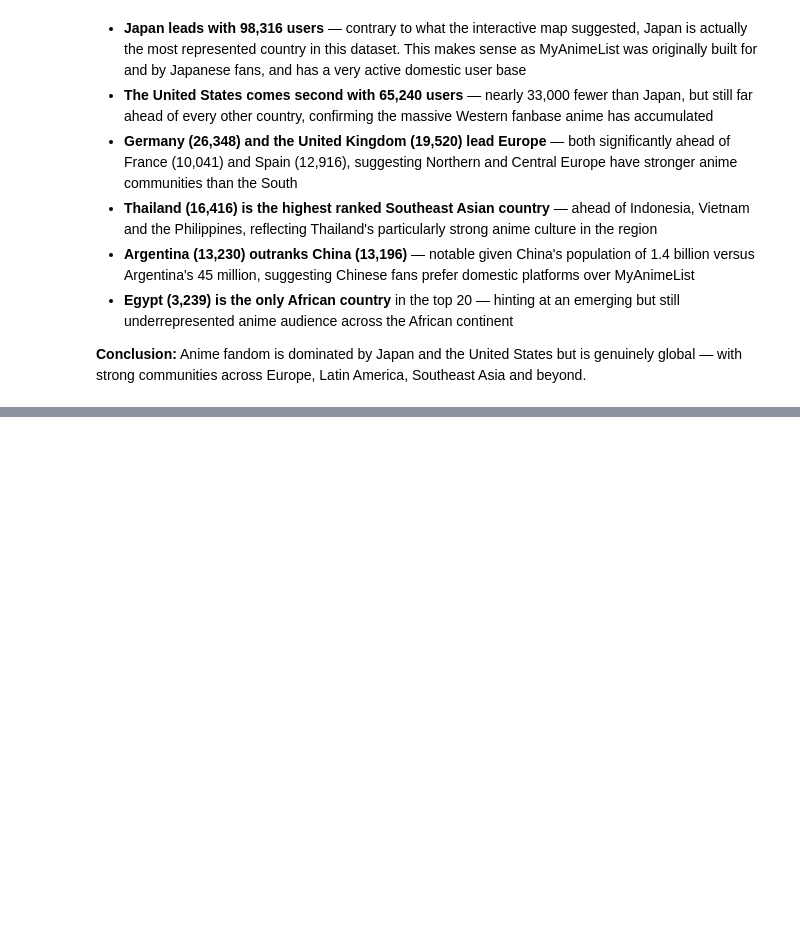
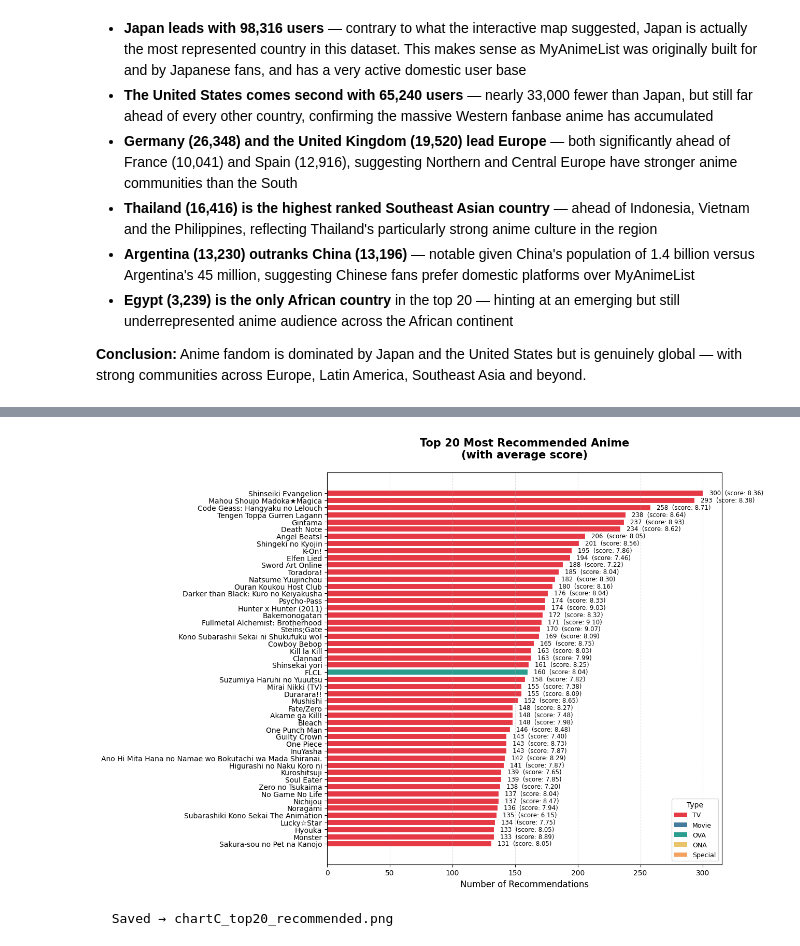
Before and after one commit to alexandrubudau141202/HCI-PROJECT, a Jupyter notebook: Jupyter Notebooks/analysis.ipynb, the cells around one changed output, grey strips where cells are left out. Cells and saved outputs as stored; diff of their text form; code cells hidden in the pictures; blank space fills up the shorter version.

```diff
--- a/Jupyter Notebooks/analysis.ipynb
+++ b/Jupyter Notebooks/analysis.ipynb
@@ -2427,0 +2885,61 @@ Europe, Latin America, Southeast Asia and beyond.
+# %%
+rec_counts = (
+    recs_df.groupby('recommendation_mal_id')
+    .size()
+    .reset_index(name='rec_count')
+    .rename(columns={'recommendation_mal_id': 'mal_id'})
+)
+
+# Merge with details to get titles and scores
+rec_counts = rec_counts.merge(
+    details_df[['mal_id', 'title', 'score', 'type']],
+    on='mal_id', how='left'
+)
+
+top20_rec = rec_counts.nlargest(50, 'rec_count').sort_values('rec_count', ascending=True)
+
+fig, ax = plt.subplots(figsize=(13, 9))
+
+# Colour by type
+type_colors = {
+    'TV'     : '#E63946',
+    'Movie'  : '#457B9D',
+    'OVA'    : '#2A9D8F',
+    'ONA'    : '#E9C46A',
+    'Special': '#F4A261',
+}
+bar_colors = [type_colors.get(t, '#AAAAAA') for t in top20_rec['type']]
+
+bars = ax.barh(
+    top20_rec['title'],
+    top20_rec['rec_count'],
+    color=bar_colors,
+    edgecolor='white',
+    linewidth=0.8
+)
+
+# Value labels with score
+for bar, (_, row) in zip(bars, top20_rec.iterrows()):
+    ax.text(
+        bar.get_width() + 5,
+        bar.get_y() + bar.get_height() / 2,
+        f"{int(row['rec_count']):,}  (score: {row['score']:.2f})",
+        va='center', ha='left', fontsize=8.5
+    )
+
+# Legend for type colours
+from matplotlib.patches import Patch
+legend_elements = [Patch(facecolor=c, label=t) for t, c in type_colors.items()]
+ax.legend(handles=legend_elements, title='Type', fontsize=9, loc='lower right')
+
+ax.set_title('Top 20 Most Recommended Anime\n(with average score)',
+             fontsize=15, fontweight='bold', pad=20)
+ax.set_xlabel('Number of Recommendations', fontsize=12)
+ax.grid(axis='x', linestyle='--', alpha=0.4)
+plt.tight_layout()
+plt.savefig(OUT_PATH + 'chartC_top20_recommended.png', dpi=150, bbox_inches='tight')
+plt.show()
+print("  Saved → chartC_top20_recommended.png")
+# %% [output]
+[figure, added]
+  Saved → chartC_top20_recommended.png
```
Also changed, not shown: parts of 14 cells of this notebook, 9 other files.
